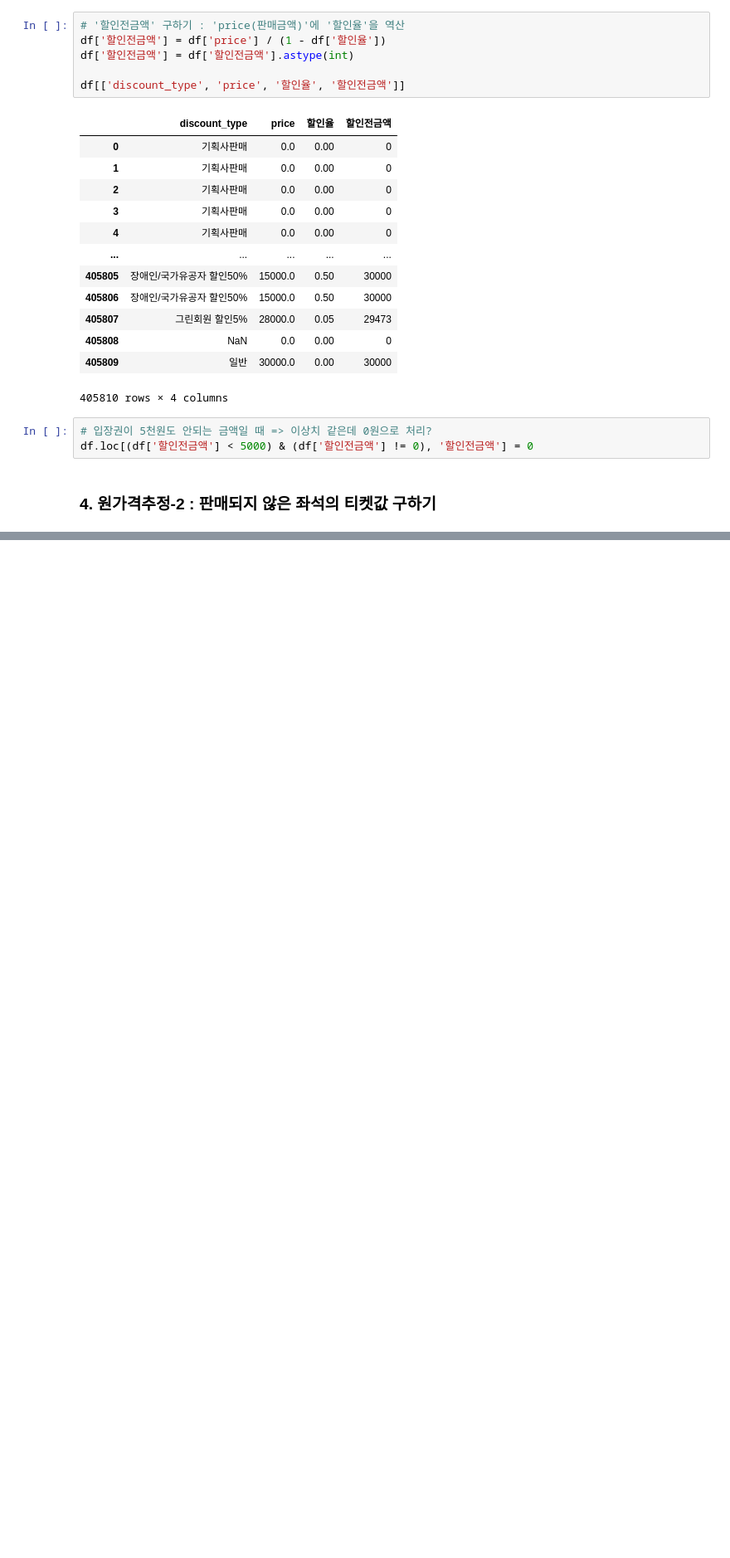
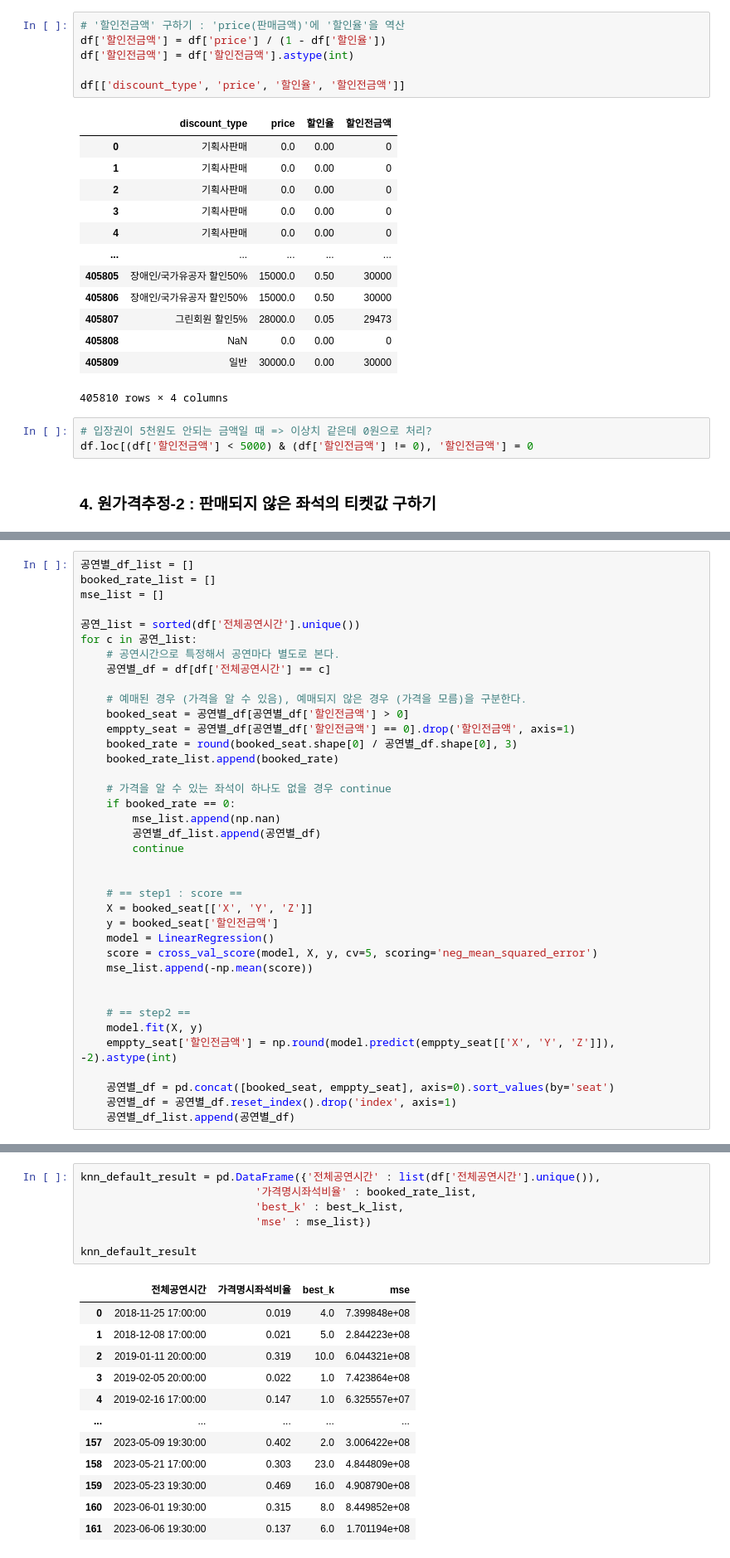
Before and after one commit to yonghyeun/BigContest-CocenrtHall, a Jupyter notebook: preprocessing/knn_getting_original_price.ipynb, the cells around one changed output, grey strips where cells are left out. Shown at 83% size. Saved outputs shown, nothing was run; the diff lists cells and outputs as text; blank space fills up the shorter version.

Commit message:
knn 원가격 추정 2
판매되지 않은 좌석의 가격 추정하기
- knn, linear regression 모델 사용해서 mse최소가 되는 k 찾기
- knn 모델이 성능이 가장 좋게 나옴

```diff
--- a/preprocessing/knn_getting_original_price.ipynb
+++ b/preprocessing/knn_getting_original_price.ipynb
@@ -208,0 +246,38 @@ best_n_neighbors : 2, best_mse : 151086188
+# %%
+공연별_df_list = []
+booked_rate_list = []
+mse_list = []
+
+공연_list = sorted(df['전체공연시간'].unique())
+for c in 공연_list:
+    # 공연시간으로 특정해서 공연마다 별도로 본다.
+    공연별_df = df[df['전체공연시간'] == c]
+
+    # 예매된 경우 (가격을 알 수 있음), 예매되지 않은 경우 (가격을 모름)을 구분한다.
+    booked_seat = 공연별_df[공연별_df['할인전금액'] > 0]
+    emppty_seat = 공연별_df[공연별_df['할인전금액'] == 0].drop('할인전금액', axis=1)
+    booked_rate = round(booked_seat.shape[0] / 공연별_df.shape[0], 3)
+    booked_rate_list.append(booked_rate)
+
+    # 가격을 알 수 있는 좌석이 하나도 없을 경우 continue
+    if booked_rate == 0:
+        mse_list.append(np.nan)
+        공연별_df_list.append(공연별_df)
+        continue
+
+
+    # == step1 : score ==
+    X = booked_seat[['X', 'Y', 'Z']]
+    y = booked_seat['할인전금액']
+    model = LinearRegression()
+    score = cross_val_score(model, X, y, cv=5, scoring='neg_mean_squared_error')
+    mse_list.append(-np.mean(score))
+
+
+    # == step2 ==
+    model.fit(X, y)
+    emppty_seat['할인전금액'] = np.round(model.predict(emppty_seat[['X', 'Y', 'Z']]), -2).astype(int)
+
+    공연별_df = pd.concat([booked_seat, emppty_seat], axis=0).sort_values(by='seat')
+    공연별_df = 공연별_df.reset_index().drop('index', axis=1)
+    공연별_df_list.append(공연별_df)
@@ -208,0 +289,20 @@ best_n_neighbors : 2, best_mse : 151086188
+# %%
+knn_default_result = pd.DataFrame({'전체공연시간' : list(df['전체공연시간'].unique()),
+                           '가격명시좌석비율' : booked_rate_list,
+                           'best_k' : best_k_list,
+                           'mse' : mse_list})
+
+knn_default_result
+# %% [output]
+|  | 전체공연시간 | 가격명시좌석비율 | best_k | mse |
+| 0 | 2018-11-25 17:00:00 | 0.019 | 4.0 | 7.399848e+08 |
+| 1 | 2018-12-08 17:00:00 | 0.021 | 5.0 | 2.844223e+08 |
+| 2 | 2019-01-11 20:00:00 | 0.319 | 10.0 | 6.044321e+08 |
+| 3 | 2019-02-05 20:00:00 | 0.022 | 1.0 | 7.423864e+08 |
+| 4 | 2019-02-16 17:00:00 | 0.147 | 1.0 | 6.325557e+07 |
+| ... | ... | ... | ... | ... |
+| 157 | 2023-05-09 19:30:00 | 0.402 | 2.0 | 3.006422e+08 |
+| 158 | 2023-05-21 17:00:00 | 0.303 | 23.0 | 4.844809e+08 |
+| 159 | 2023-05-23 19:30:00 | 0.469 | 16.0 | 4.908790e+08 |
+| 160 | 2023-06-01 19:30:00 | 0.315 | 8.0 | 8.449852e+08 |
+| 161 | 2023-06-06 19:30:00 | 0.137 | 6.0 | 1.701194e+08 |
```
Also changed, not shown: parts of 18 cells of this notebook.
